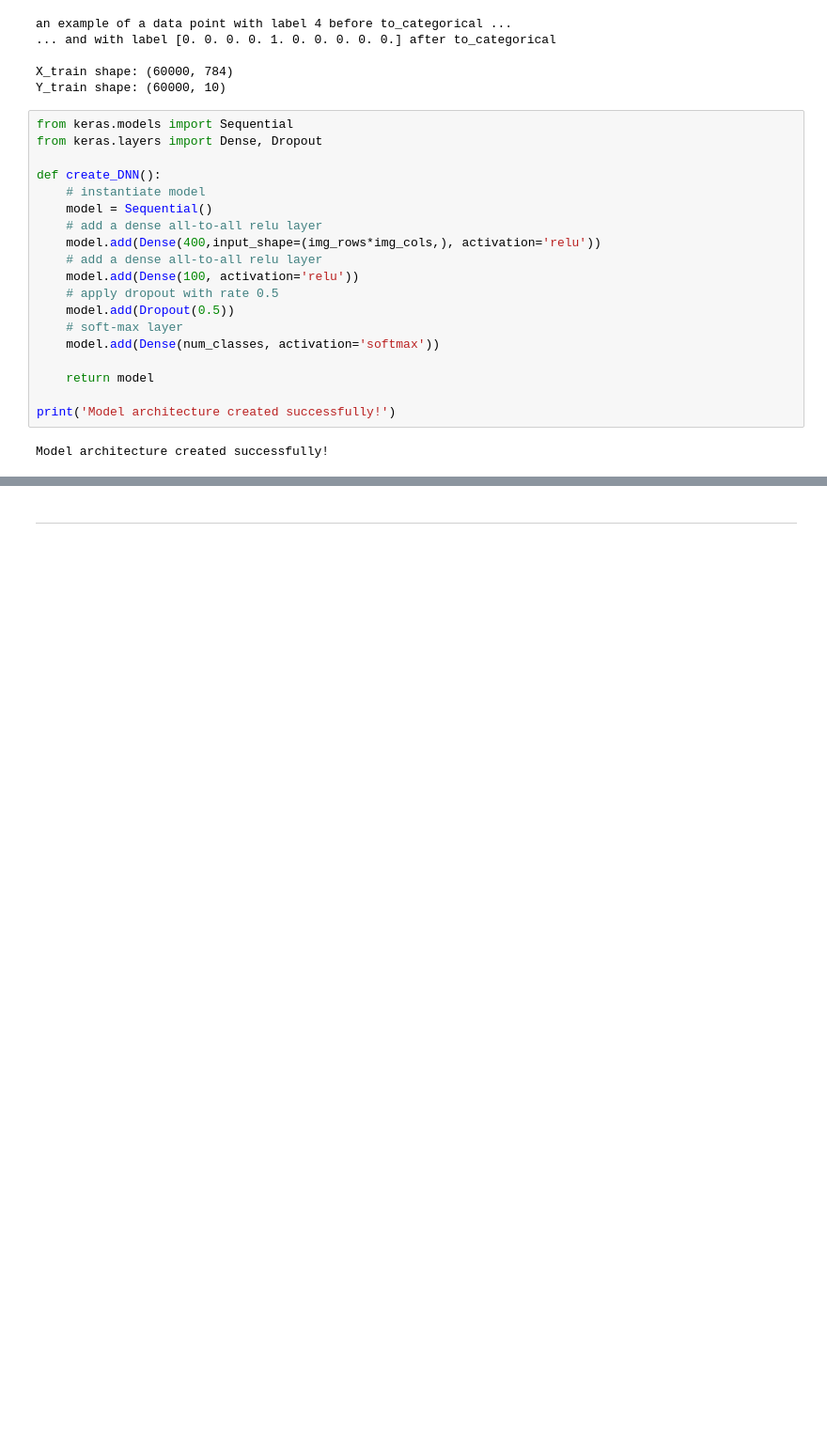
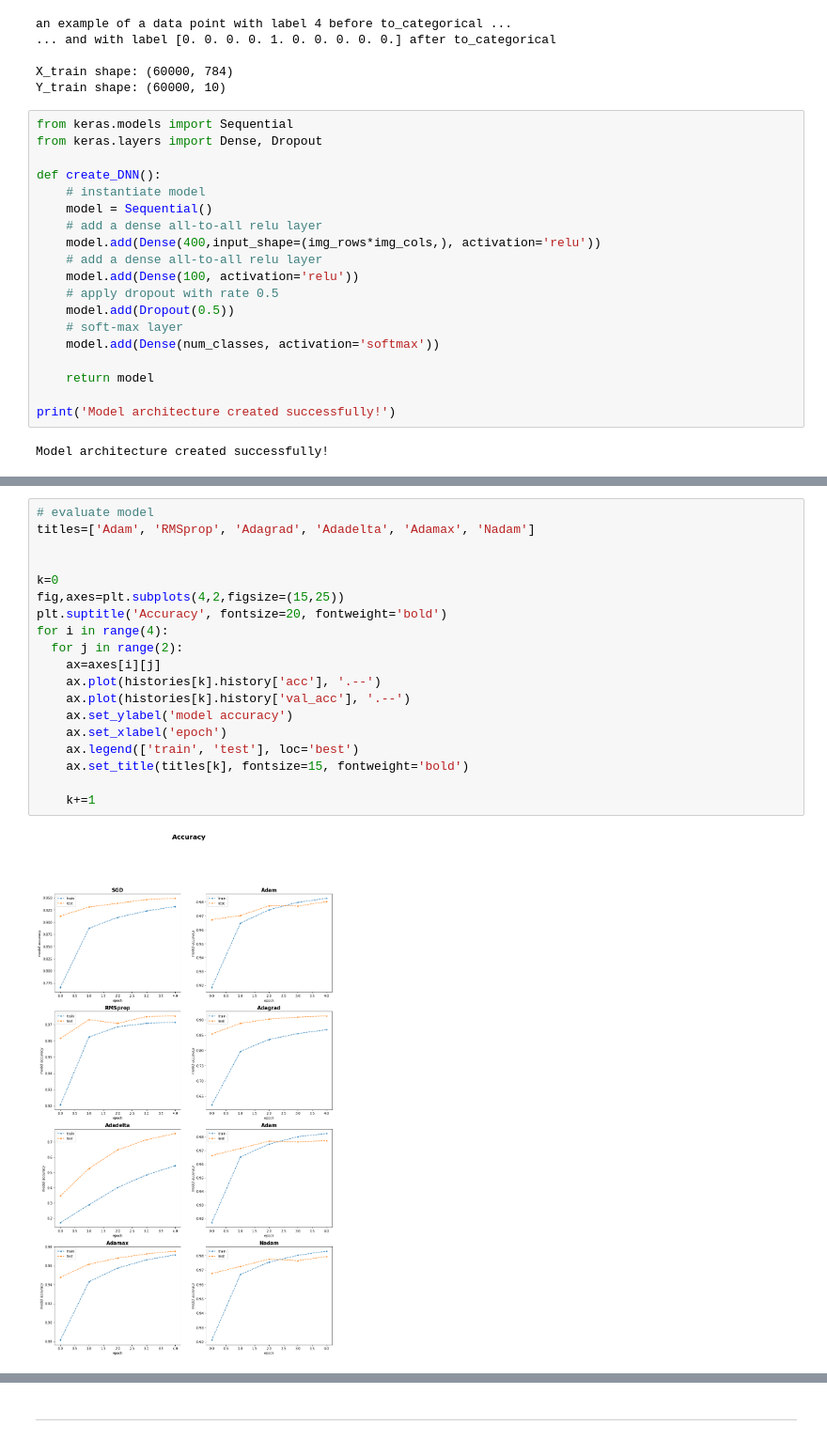
Before and after one commit to brunostega/Lab_Sim_Numerica, a Jupyter notebook: lab12/Esercizio12.ipynb, the cells around one changed output, grey strips where cells are left out. Shown at 94% size. Saved outputs shown, nothing was run; the diff lists cells and outputs as text; blank space fills up the shorter version.

```diff
--- a/lab12/Esercizio12.ipynb
+++ b/lab12/Esercizio12.ipynb
@@ -160,0 +178,21 @@ Test accuracy: 0.949999988079071
+# %%
+# evaluate model
+titles=['Adam', 'RMSprop', 'Adagrad', 'Adadelta', 'Adamax', 'Nadam']
+
+
+k=0
+fig,axes=plt.subplots(4,2,figsize=(15,25))
+plt.suptitle('Accuracy', fontsize=20, fontweight='bold')
+for i in range(4):
+  for j in range(2):
+    ax=axes[i][j]
+    ax.plot(histories[k].history['acc'], '.--')
+    ax.plot(histories[k].history['val_acc'], '.--')
+    ax.set_ylabel('model accuracy')
+    ax.set_xlabel('epoch')
+    ax.legend(['train', 'test'], loc='best')
+    ax.set_title(titles[k], fontsize=15, fontweight='bold')
+
+    k+=1
+# %% [output]
+[figure, added]
```
Also changed, not shown: parts of 17 cells of this notebook, 27 other files.
